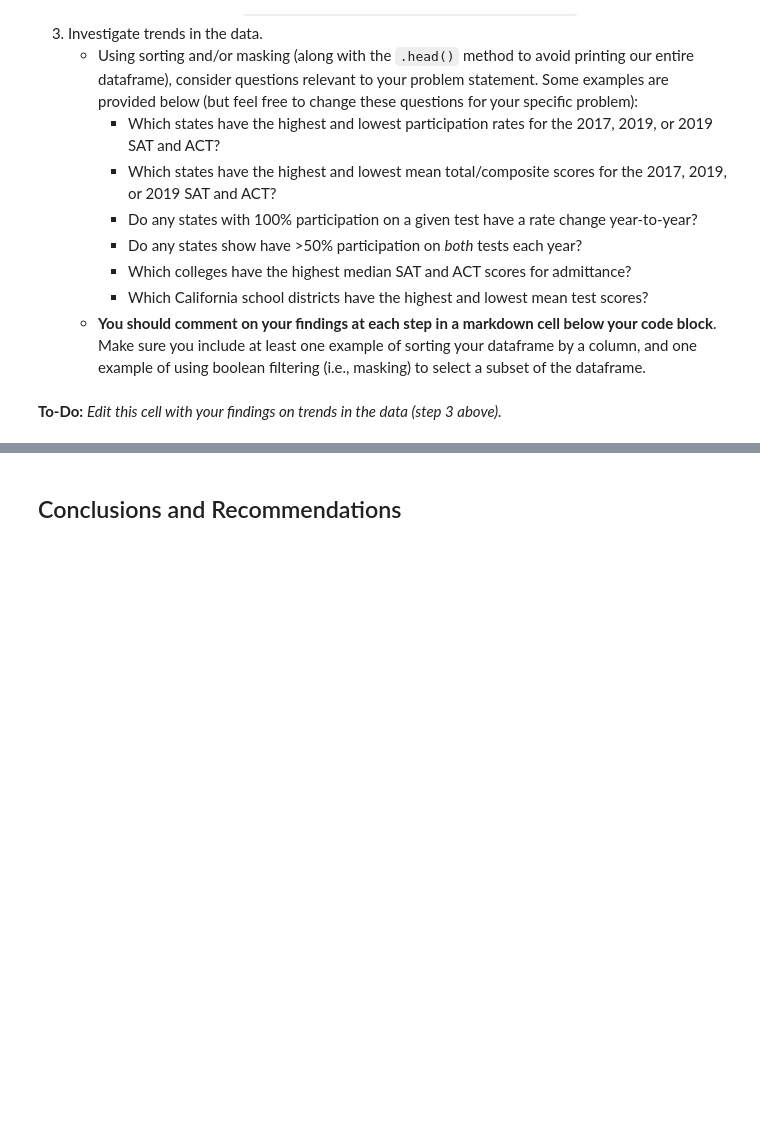
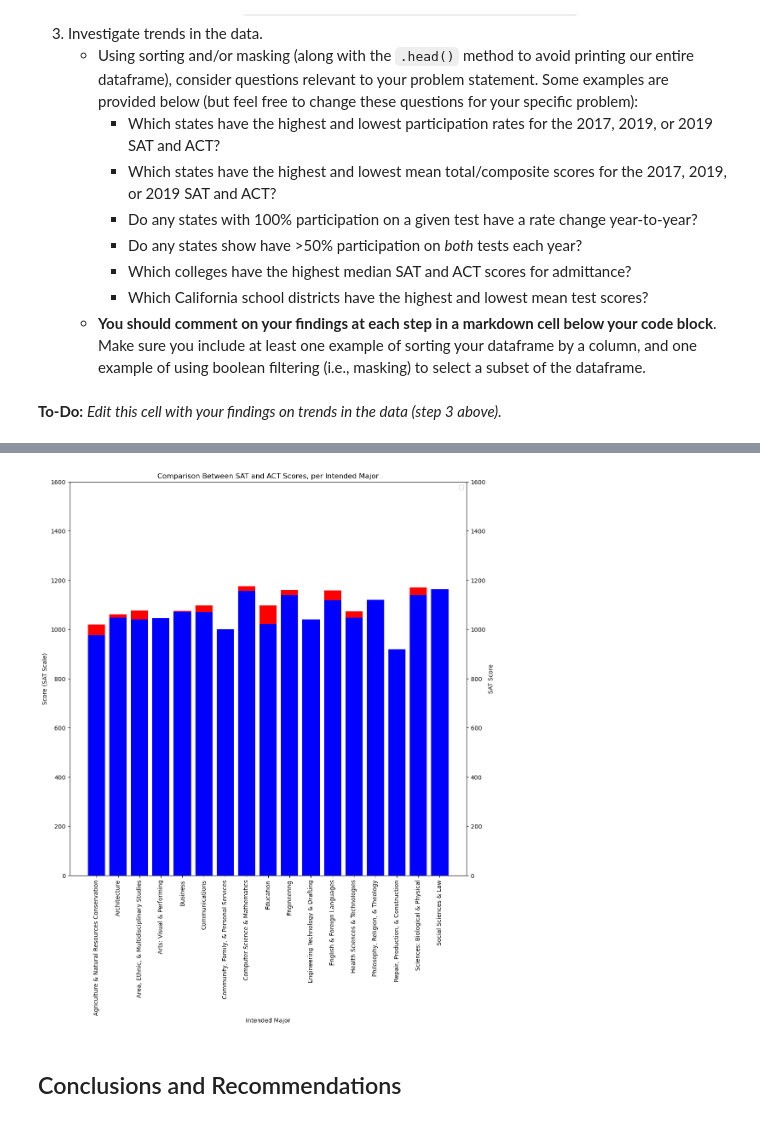
Before and after one commit to jlu7922/Standardized-Test-Analysis, a Jupyter notebook: code/starter-code-Jason.ipynb, the cells around one changed output, grey strips where cells are left out. Drawn from its saved outputs; the diff is of its cells as text; code cells hidden in the pictures; blank space fills up the shorter version.

```diff
--- a/code/starter-code-Jason.ipynb
+++ b/code/starter-code-Jason.ipynb
@@ -695,3 +740,28 @@ plt.tight_layout()
+# %%
+fig, ax = plt.subplots(figsize = (12, 12))
+
+act_plot = ax.bar(x = intended_major['Intended Major'], height = intended_major_2['Avg ACT Score Scaled'], color = 'red')
+
+ax2 = ax.twinx()
+
+sat_plot = ax2.bar(x = intended_major['Intended Major'], height = intended_major[' Avg SAT Score'], color = 'blue')
+
+
+ax.set(yticks = range(0, 1601, 200), title = 'Comparison Between SAT and ACT Scores, per Intended Major', xlabel = 'Intended Major', ylabel = 'Score (SAT Scale)')
+
+ax2.set(yticks = range(0, 1601, 200), ylabel = 'SAT Score')
+for tick in ax.get_xticklabels():
+    tick.set_rotation(90)
+
+
+
+
+plt.show();
+
+# This chart is the same as above, but scaling all scores to the SAT score scale.
+# This yields much more meaningful comparisons
+# %% [output]
+[figure, added]
 # %% [markdown]
 ## Conclusions and Recommendations
 # %% [markdown]
```
Also changed, not shown: parts of 15 cells of this notebook.
